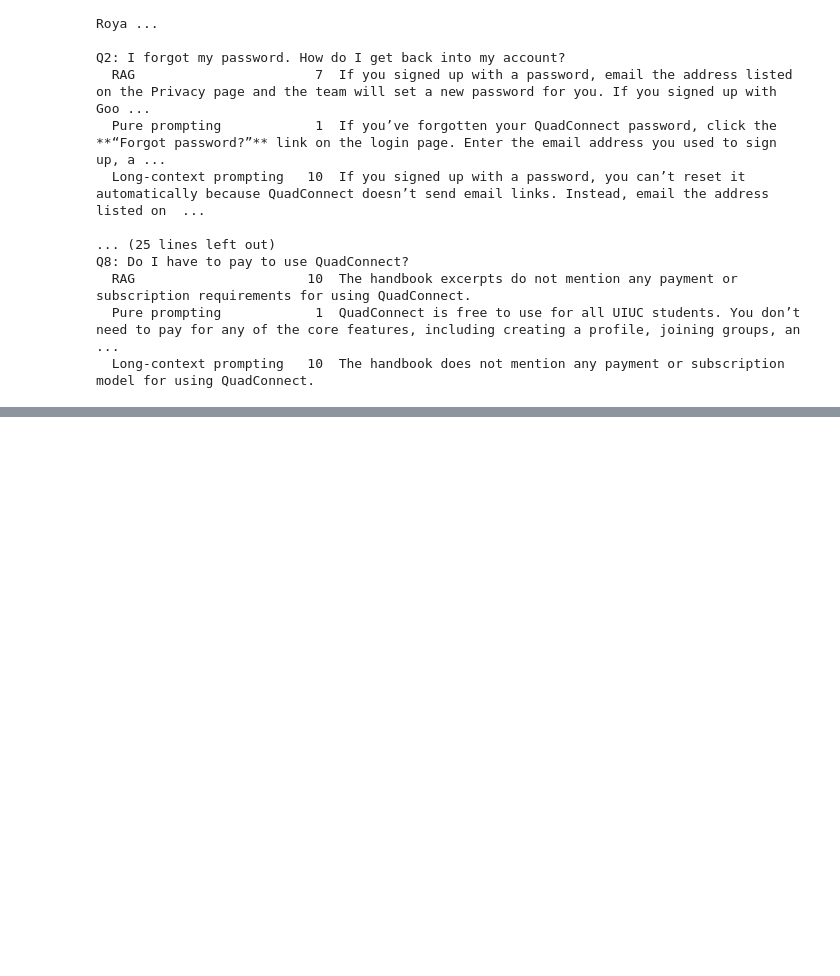
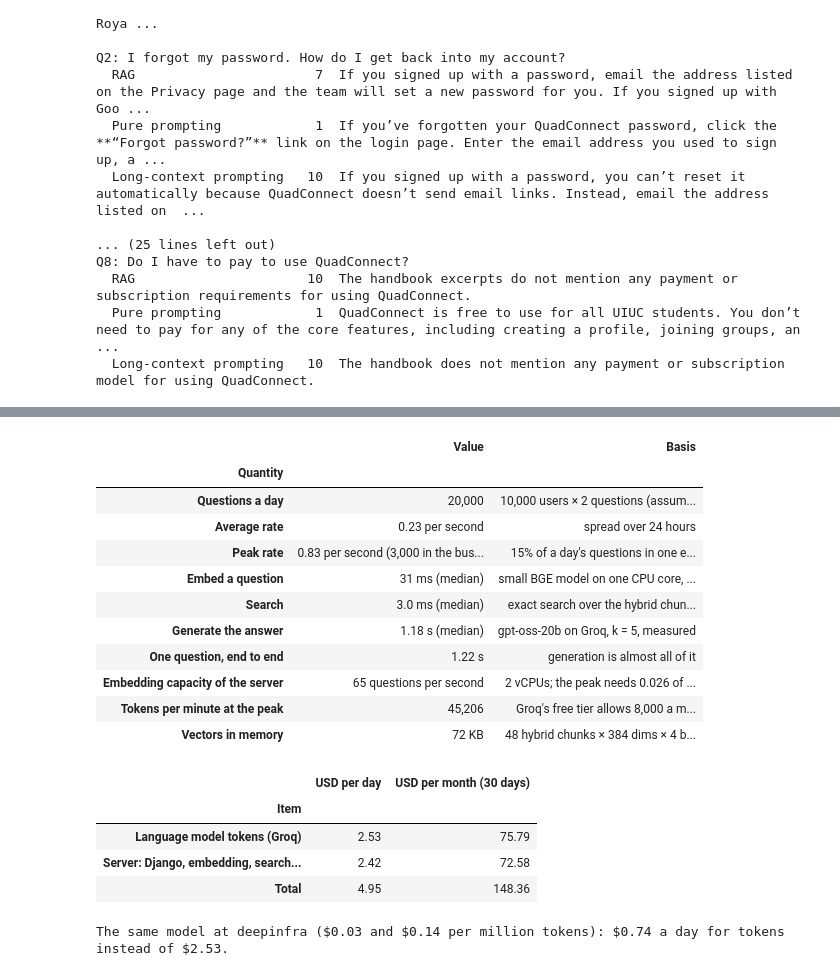
Before and after one commit to manojkmohan5/13_QuadConnect, a Jupyter notebook: rag/rag_system.ipynb, the cells around one changed output, grey strips where cells are left out. Saved outputs shown, nothing was run; the diff lists cells and outputs as text; code cells hidden in the pictures; blank space fills up the shorter version.

```diff
--- a/rag/rag_system.ipynb
+++ b/rag/rag_system.ipynb
@@ -2512,0 +2520,60 @@ that need no QuadConnect facts.
+# %%
+PEAK_HOUR_SHARE = 0.15  # assumption: the busiest hour (an evening) carries 15% of a day's questions
+kept = FIXES[FIXES["Stage"].str.startswith("B") & (FIXES["Size"] == "Small")]
+search_ms = EVALUATION.loc[EVALUATION["Size"] == "Small", "Search (ms)"].median()
+generate_s = kept["Generate (s)"].median()
+prompt_tokens, generated_tokens = kept["Prompt tokens"].mean(), kept["Completion tokens"].mean()
+peak_per_second = QUESTIONS * PEAK_HOUR_SHARE / 3600
+LOAD = pd.DataFrame([
+    ("Questions a day", f"{QUESTIONS:,}", f"{USERS:,} users × {QUESTIONS_PER_USER} questions (assumption)"),
+    ("Average rate", f"{QUESTIONS / 86_400:.2f} per second", "spread over 24 hours"),
+    ("Peak rate", f"{peak_per_second:.2f} per second ({QUESTIONS * PEAK_HOUR_SHARE:,.0f} in the busiest hour)",
+     f"{PEAK_HOUR_SHARE:.0%} of a day's questions in one evening hour (assumption)"),
+    ("Embed a question", f"{embed_ms['Small']:.0f} ms (median)", "small BGE model on one CPU core, measured"),
+    ("Search", f"{search_ms:.1f} ms (median)", "exact search over the hybrid chunks, measured"),
+    ("Generate the answer", f"{generate_s:.2f} s (median)", "gpt-oss-20b on Groq, k = 5, measured"),
+    ("One question, end to end", f"{(embed_ms['Small'] + search_ms) / 1000 + generate_s:.2f} s",
+     "generation is almost all of it"),
+    ("Embedding capacity of the server", f"{SERVER['vCPUs'] * 1000 / embed_ms['Small']:.0f} questions per second",
+     f"{SERVER['vCPUs']} vCPUs; the peak needs {peak_per_second * embed_ms['Small'] / 1000:.3f} of one core"),
+    ("Tokens per minute at the peak", f"{peak_per_second * 60 * (prompt_tokens + generated_tokens):,.0f}",
+     "Groq's free tier allows 8,000 a minute and 1,000 requests a day: production needs a paid tier"),
+    ("Vectors in memory", f"{len(CHUNKS['Hybrid']) * dims['Small'] * 4 / 1024:.0f} KB",
+     f"{len(CHUNKS['Hybrid'])} hybrid chunks × {dims['Small']} dims × 4 bytes"),
+], columns=["Quantity", "Value", "Basis"]).set_index("Quantity")
+with pd.option_context("display.max_colwidth", None):
+    display(LOAD)
+llm_day = llm_per_day(prompt_tokens, generated_tokens)
+DAILY = pd.DataFrame([
+    ("Language model tokens (Groq)", llm_day),
+    ("Server: Django, embedding, search (m7i.large)", server_per_day),
+], columns=["Item", "USD per day"]).set_index("Item")
+DAILY.loc["Total"] = DAILY.sum()
+DAILY["USD per month (30 days)"] = DAILY["USD per day"] * 30
+display(DAILY.round(2))
+DEEPINFRA = {"prompt": 0.03, "generated": 0.14}  # the same model's cheapest provider in A7's price list
+cheaper = QUESTIONS * (prompt_tokens * DEEPINFRA["prompt"] + generated_tokens * DEEPINFRA["generated"]) / 1e6
+print(f"The same model at deepinfra ($0.03 and $0.14 per million tokens): ${cheaper:.2f} a day for tokens instead of "
+      f"${llm_day:.2f}.")
+pd.concat([LOAD.reset_index().assign(Table="load"),
+           DAILY.reset_index().rename(columns={"Item": "Quantity"}).assign(Table="daily cost")]).to_csv(
+    RESULTS / "design_numbers.csv", index=False, lineterminator="\n")
+# %% [output]
+|  | Value | Basis |
+| Quantity |  |  |
+| Questions a day | 20,000 | 10,000 users × 2 questions (assum... |
+| Average rate | 0.23 per second | spread over 24 hours |
+| Peak rate | 0.83 per second (3,000 in the bus... | 15% of a day's questions in one e... |
+| Embed a question | 31 ms (median) | small BGE model on one CPU core, ... |
+| Search | 3.0 ms (median) | exact search over the hybrid chun... |
+| Generate the answer | 1.18 s (median) | gpt-oss-20b on Groq, k = 5, measured |
+| One question, end to end | 1.22 s | generation is almost all of it |
+| Embedding capacity of the server | 65 questions per second | 2 vCPUs; the peak needs 0.026 of ... |
+| Tokens per minute at the peak | 45,206 | Groq's free tier allows 8,000 a m... |
+| Vectors in memory | 72 KB | 48 hybrid chunks × 384 dims × 4 b... |
+|  | USD per day | USD per month (30 days) |
+| Item |  |  |
+| Language model tokens (Groq) | 2.53 | 75.79 |
+| Server: Django, embedding, search... | 2.42 | 72.58 |
+| Total | 4.95 | 148.36 |
+The same model at deepinfra ($0.03 and $0.14 per million tokens): $0.74 a day for tokens instead of $2.53.
```
Also changed, not shown: parts of 11 cells of this notebook, 11 other files.
